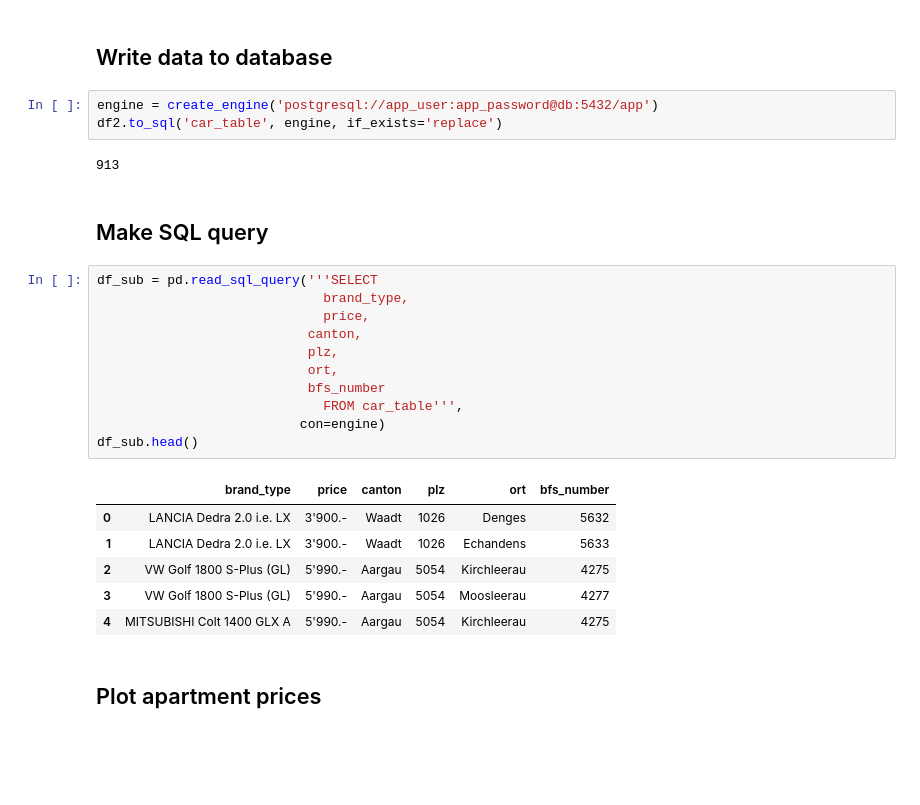
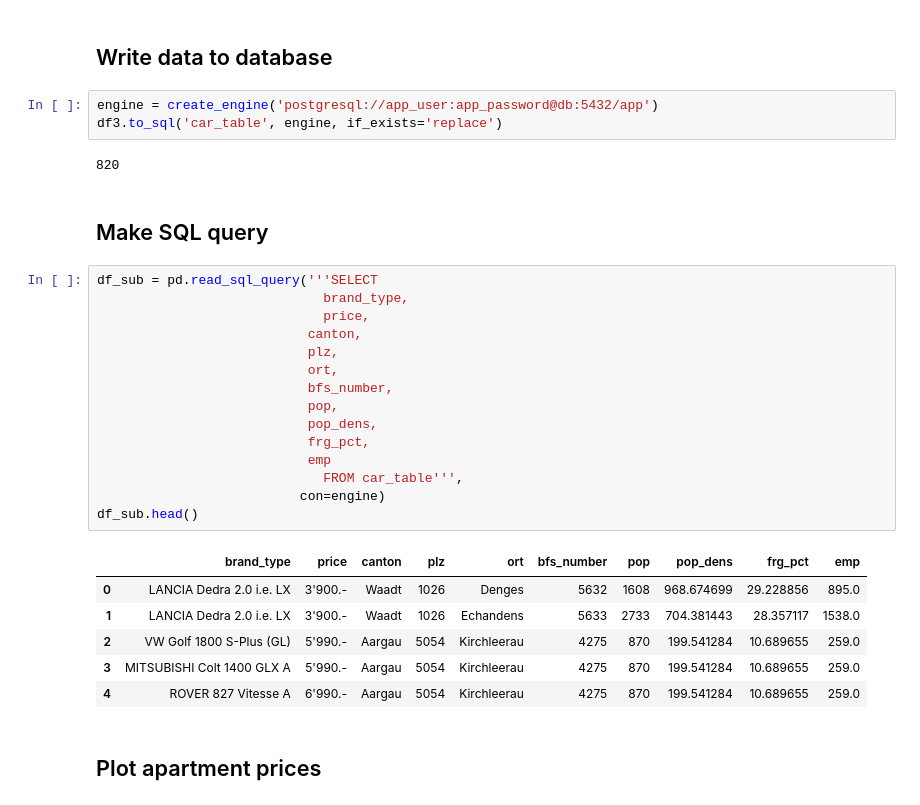
Before and after one commit to Sapdmsql/data_analytics_python_postgres, a Jupyter notebook: jupyter_postgres_db.ipynb, the cells around one changed output. Saved outputs shown, nothing was run; the diff lists cells and outputs as text; blank space fills up the shorter version.

```diff
--- a/jupyter_postgres_db.ipynb
+++ b/jupyter_postgres_db.ipynb
@@ -203,29 +232,33 @@ df2.head()
 ## Write data to database
 # %%
 engine = create_engine('postgresql://app_user:app_password@db:5432/app')
-df2.to_sql('car_table', engine, if_exists='replace')
+df3.to_sql('car_table', engine, if_exists='replace')
 # %% [output]
-913
+820
 # %% [markdown]
 ## Make SQL query
 # %%
 df_sub = pd.read_sql_query('''SELECT
                              brand_type,
                              price,
                            canton,
                            plz,
                            ort,
-                           bfs_number
+                           bfs_number,
+                           pop,
+                           pop_dens,
+                           frg_pct,
+                           emp
                              FROM car_table''',
                           con=engine)
 df_sub.head()
 # %% [output]
-|  | brand_type | price | canton | plz | ort | bfs_number |
-| 0 | LANCIA Dedra 2.0 i.e. LX | 3'900.- | Waadt | 1026 | Denges | 5632 |
-| 1 | LANCIA Dedra 2.0 i.e. LX | 3'900.- | Waadt | 1026 | Echandens | 5633 |
-| 2 | VW Golf 1800 S-Plus (GL) | 5'990.- | Aargau | 5054 | Kirchleerau | 4275 |
-| 3 | VW Golf 1800 S-Plus (GL) | 5'990.- | Aargau | 5054 | Moosleerau | 4277 |
-| 4 | MITSUBISHI Colt 1400 GLX A | 5'990.- | Aargau | 5054 | Kirchleerau | 4275 |
+|  | brand_type | price | canton | plz | ort | bfs_number | pop | pop_dens | frg_pct | emp |
+| 0 | LANCIA Dedra 2.0 i.e. LX | 3'900.- | Waadt | 1026 | Denges | 5632 | 1608 | 968.674699 | 29.228856 | 895.0 |
+| 1 | LANCIA Dedra 2.0 i.e. LX | 3'900.- | Waadt | 1026 | Echandens | 5633 | 2733 | 704.381443 | 28.357117 | 1538.0 |
+| 2 | VW Golf 1800 S-Plus (GL) | 5'990.- | Aargau | 5054 | Kirchleerau | 4275 | 870 | 199.541284 | 10.689655 | 259.0 |
+| 3 | MITSUBISHI Colt 1400 GLX A | 5'990.- | Aargau | 5054 | Kirchleerau | 4275 | 870 | 199.541284 | 10.689655 | 259.0 |
+| 4 | ROVER 827 Vitesse A | 6'990.- | Aargau | 5054 | Kirchleerau | 4275 | 870 | 199.541284 | 10.689655 | 259.0 |
 # %% [markdown]
 ## Plot apartment prices
 # %%
```
Also changed, not shown: parts of 3 cells of this notebook, 1 other file.
